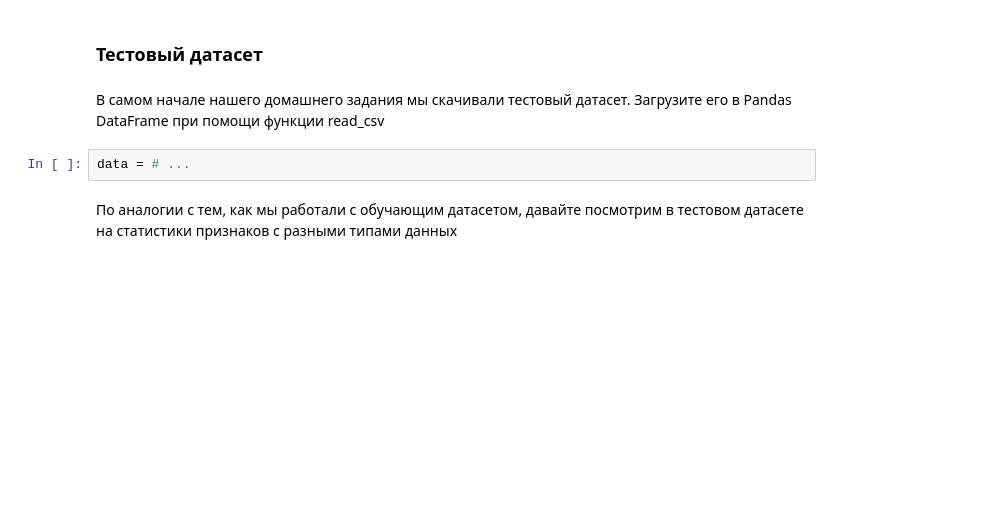
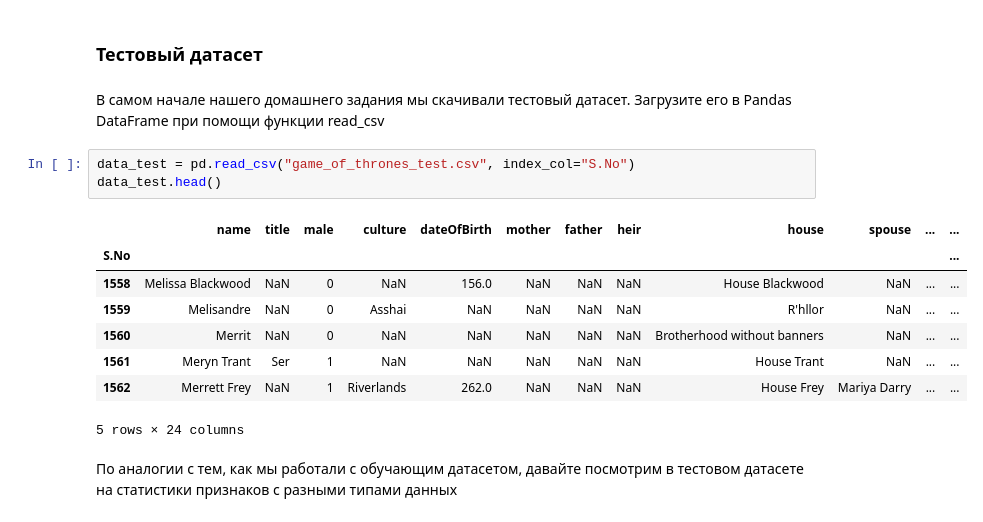
Before and after one commit to rodionP007/courses_MFTI, a Jupyter notebook: week_01_ml_intro/Homework/hw_1_game_of_thrones.ipynb, the cells around one changed output. Cells and saved outputs as stored; diff of their text form; blank space fills up the shorter version.

```diff
--- a/week_01_ml_intro/Homework/hw_1_game_of_thrones.ipynb
+++ b/week_01_ml_intro/Homework/hw_1_game_of_thrones.ipynb
@@ -933,8 +1056,18 @@ print("Accuracy : %.4f" % accuracy)
 ### Тестовый датасет
 # %% [markdown]
 В самом начале нашего домашнего задания мы скачивали тестовый датасет. Загрузите его в Pandas DataFrame при помощи функции read_csv
-# %%
-data = # ...
+# %%
+data_test = pd.read_csv("game_of_thrones_test.csv", index_col="S.No")
+data_test.head()
+# %% [output]
+|  | name | title | male | culture | dateOfBirth | mother | father | heir | house | spouse | ... | ... |
+| S.No |  |  |  |  |  |  |  |  |  |  |  | ... |
+| 1558 | Melissa Blackwood | NaN | 0 | NaN | 156.0 | NaN | NaN | NaN | House Blackwood | NaN | ... | ... |
+| 1559 | Melisandre | NaN | 0 | Asshai | NaN | NaN | NaN | NaN | R'hllor | NaN | ... | ... |
+| 1560 | Merrit | NaN | 0 | NaN | NaN | NaN | NaN | NaN | Brotherhood without banners | NaN | ... | ... |
+| 1561 | Meryn Trant | Ser | 1 | NaN | NaN | NaN | NaN | NaN | House Trant | NaN | ... | ... |
+| 1562 | Merrett Frey | NaN | 1 | Riverlands | 262.0 | NaN | NaN | NaN | House Frey | Mariya Darry | ... | ... |
+5 rows × 24 columns
 # %% [markdown]
 По аналогии с тем, как мы работали с обучающим датасетом, давайте посмотрим в тестовом датасете на статистики признаков с разными типами данных
 # %%
```
Also changed, not shown: parts of 25 cells of this notebook.
